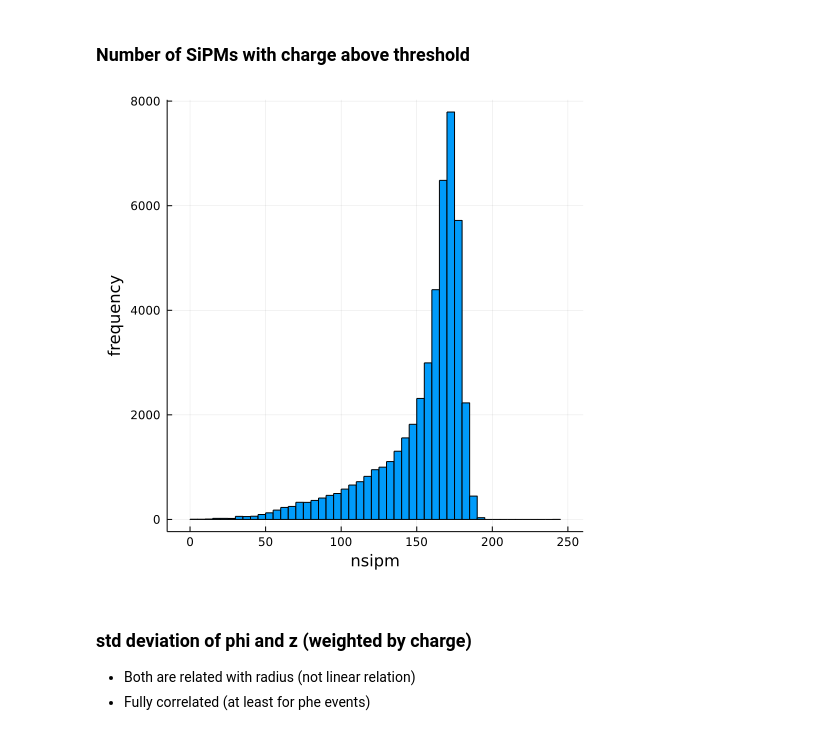
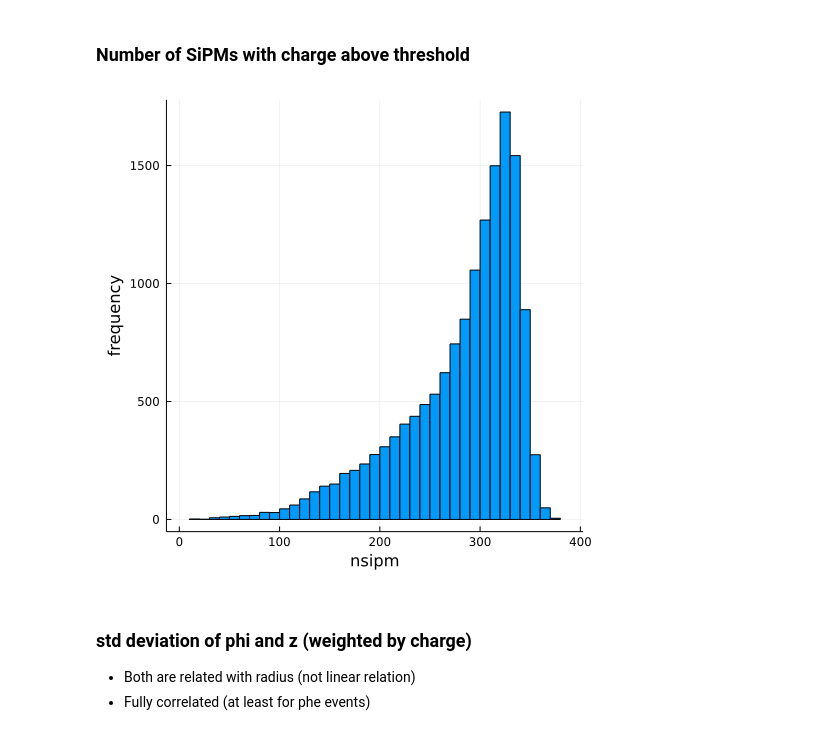
Before and after one commit to jjgomezcadenas/JPetalo, a Jupyter notebook: notebooks/nema_photoe.ipynb, the cells around one changed output. Saved outputs shown, nothing was run; the diff lists cells and outputs as text; code cells hidden in the pictures.

```diff
--- a/notebooks/nema_photoe.ipynb
+++ b/notebooks/nema_photoe.ipynb
@@ -59,7 +109,7 @@ Main.JPetalo
 ### Read a summary data frame with photoelectric interactions
 # %%
 drx = datadir("nema3df")
-input = string(drx,"/nema3df_f600_q4_1300_3000_phot.csv")
+input = string(drx,"/nemadf_f200_q2_1800_3000_kmeans_phot.csv")
 n3df = DataFrame(CSV.File(input));
 # %%
 println(names(n3df))
@@ -134,11 +181,11 @@ plot(phqcr, phqc,layout = (1, 2), size = (800, 400),
 # %% [markdown]
 ### Number of SiPMs with charge above threshold
 # %%
-hnsipm, pnsipm = JPetalo.hist1d(n3df.nsipm, 50, "nsipm");
+hnsipm, pnsipm = JPetalo.hist1d(n3df.nsipm,  "nsipm", 50);
 plot(pnsipm,  layout = (1, 1), size = (500, 500),
      legend=false, fmt = :png)
 # %% [output]
-[figure, old version]
+[figure, new version]
 # %% [markdown]
 ### std deviation of phi and z (weighted by charge)
 - Both are related with radius (not linear relation)
```
Also changed, not shown: parts of 90 cells of this notebook, 9 other files.
